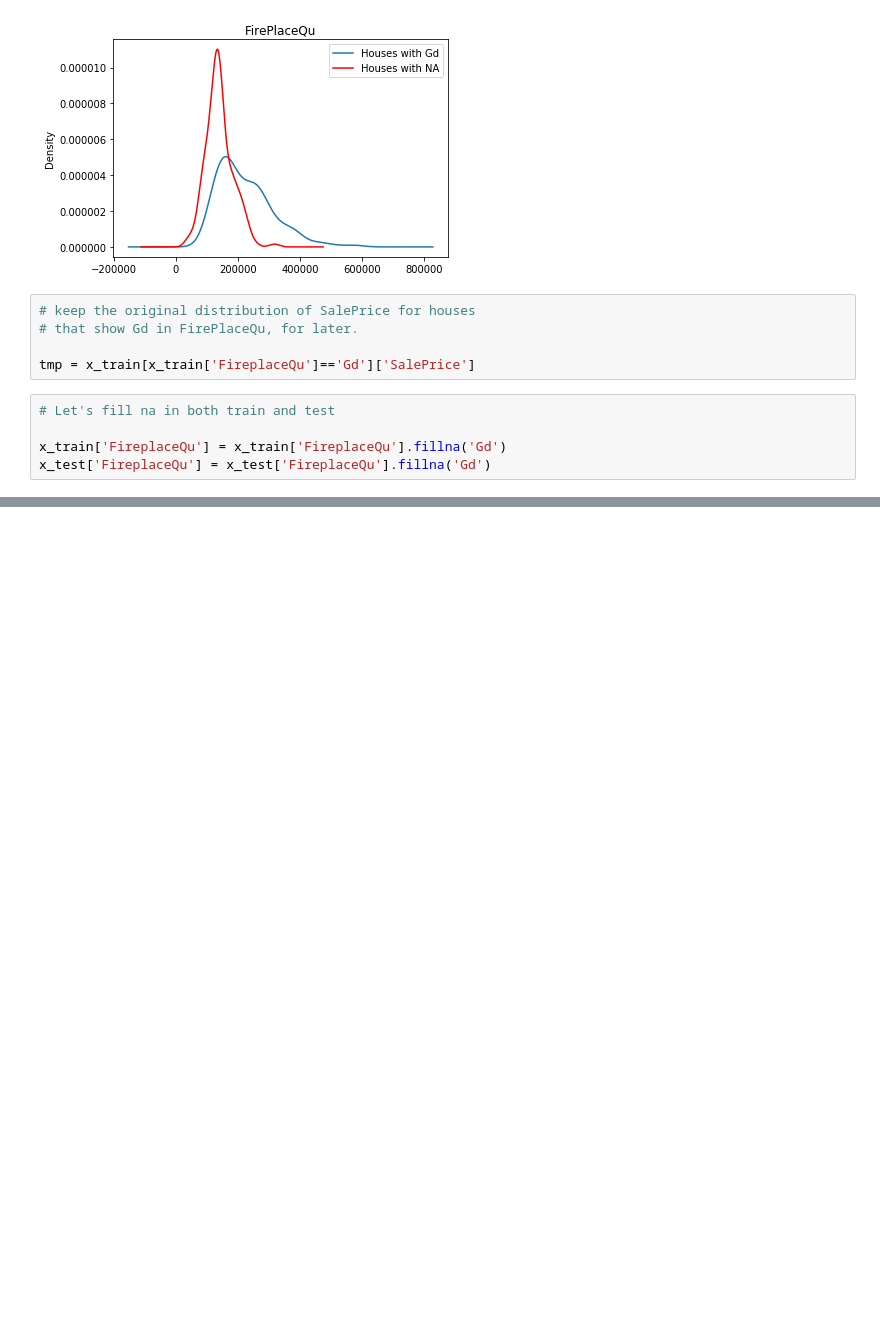
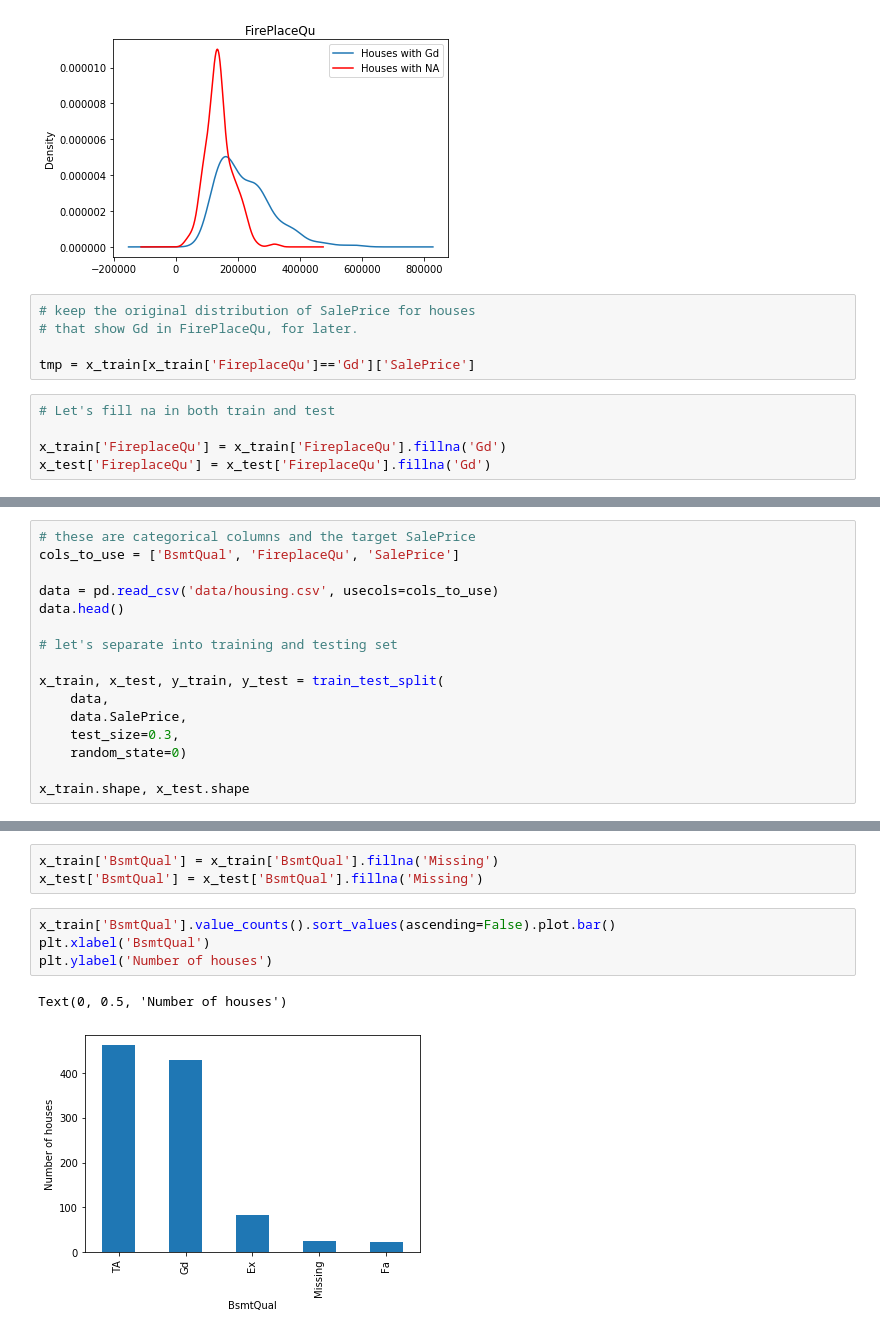
Before and after one commit to KarthikKothareddy/FeatureEngineering, a Jupyter notebook: Missing_Data_Imputation_2.ipynb, the cells around one changed output, grey strips where cells are left out. Drawn from its saved outputs; the diff is of its cells as text; blank space fills up the shorter version.

```diff
--- a/Missing_Data_Imputation_2.ipynb
+++ b/Missing_Data_Imputation_2.ipynb
@@ -213,0 +246,16 @@ plt.ylabel('Number of houses')
+# %%
+# these are categorical columns and the target SalePrice
+cols_to_use = ['BsmtQual', 'FireplaceQu', 'SalePrice']
+
+data = pd.read_csv('data/housing.csv', usecols=cols_to_use)
+data.head()
+
+# let's separate into training and testing set
+
+x_train, x_test, y_train, y_test = train_test_split(
+    data,
+    data.SalePrice,
+    test_size=0.3,
+    random_state=0)
+
+x_train.shape, x_test.shape
@@ -213,0 +277,10 @@ plt.ylabel('Number of houses')
+# %%
+x_train['BsmtQual'] = x_train['BsmtQual'].fillna('Missing')
+x_test['BsmtQual'] = x_test['BsmtQual'].fillna('Missing')
+# %%
+x_train['BsmtQual'].value_counts().sort_values(ascending=False).plot.bar()
+plt.xlabel('BsmtQual')
+plt.ylabel('Number of houses')
+# %% [output]
+Text(0, 0.5, 'Number of houses')
+[figure, added]
```
Also changed, not shown: parts of 10 cells of this notebook.
